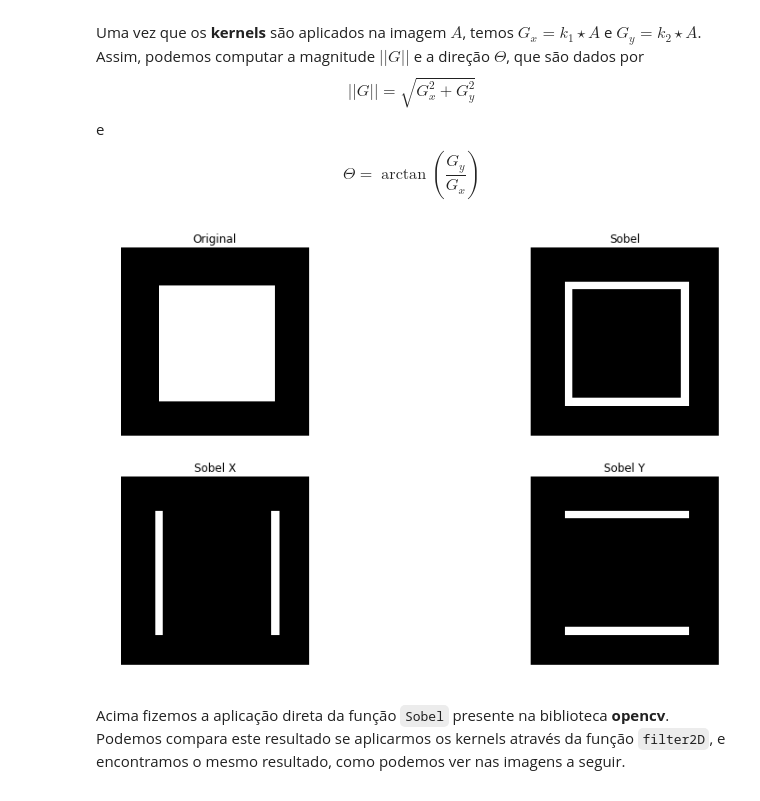
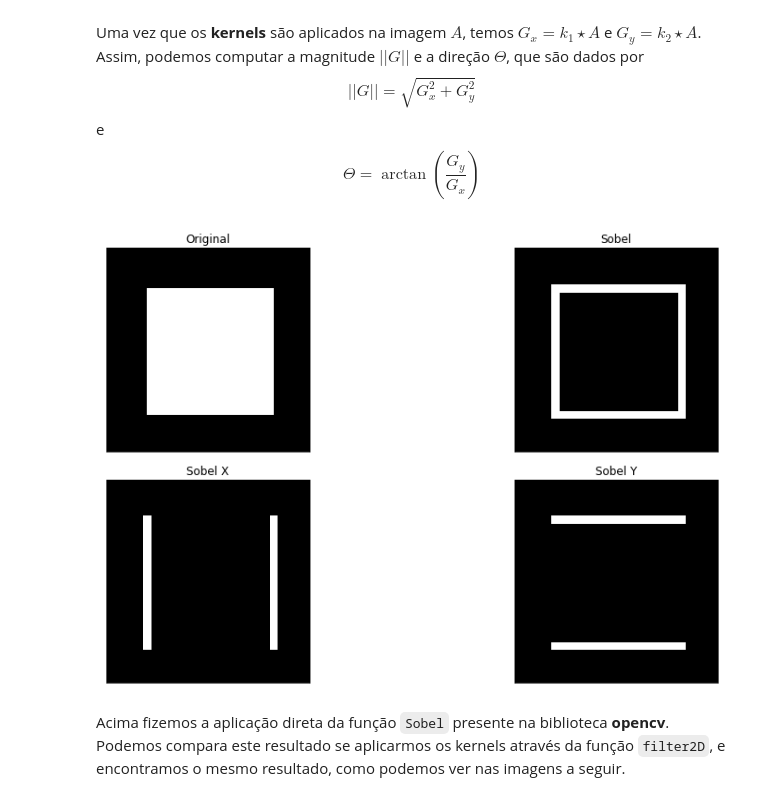
Before and after one commit to achiaver/computer_vision, a Jupyter notebook: trabalho_02/kernels/trabalho_02.ipynb, the cells around one changed output. Saved outputs shown, nothing was run; the diff lists cells and outputs as text; code cells hidden in the pictures.

```diff
--- a/trabalho_02/kernels/trabalho_02.ipynb
+++ b/trabalho_02/kernels/trabalho_02.ipynb
@@ -264,30 +264,34 @@ sobel = cv.convertScaleAbs(sobelx) + cv.convertScaleAbs(sobely)
 # %%
 fig = plt.figure(figsize = (15, 7))
 
 plt.subplot(2, 2, 1)
 plt.imshow(floor, cmap = 'gray')
 plt.title('Original')
-plt.axis('off')
+plt.xticks([])
+plt.yticks([])
 
 plt.subplot(2, 2, 2)
 plt.imshow(sobel, cmap = 'gray')
 plt.title('Sobel')
-plt.axis('off')
+plt.xticks([])
+plt.yticks([])
 
 plt.subplot(2, 2, 3)
 plt.imshow(cv.convertScaleAbs(sobelx), cmap = 'gray')
 plt.title('Sobel X')
-plt.axis('off')
+plt.xticks([])
+plt.yticks([])
 
 plt.subplot(2, 2, 4)
 plt.imshow(cv.convertScaleAbs(sobely), cmap = 'gray')
 plt.title('Sobel Y')
-plt.axis('off')
+plt.xticks([])
+plt.yticks([])
 
 plt.tight_layout()
 plt.show()
 # %% [output]
-[figure, old version]
+[figure, new version]
 # %%
 sobelx_1 = cv.convertScaleAbs(cv.filter2D(floor, cv.CV_64F, cv.flip(k_sobelx, -1)))
 sobely_1 = cv.convertScaleAbs(cv.filter2D(floor, cv.CV_64F, cv.flip(k_sobely, -1)))
```
Also changed, not shown: parts of 6 cells of this notebook, 2 other files.
